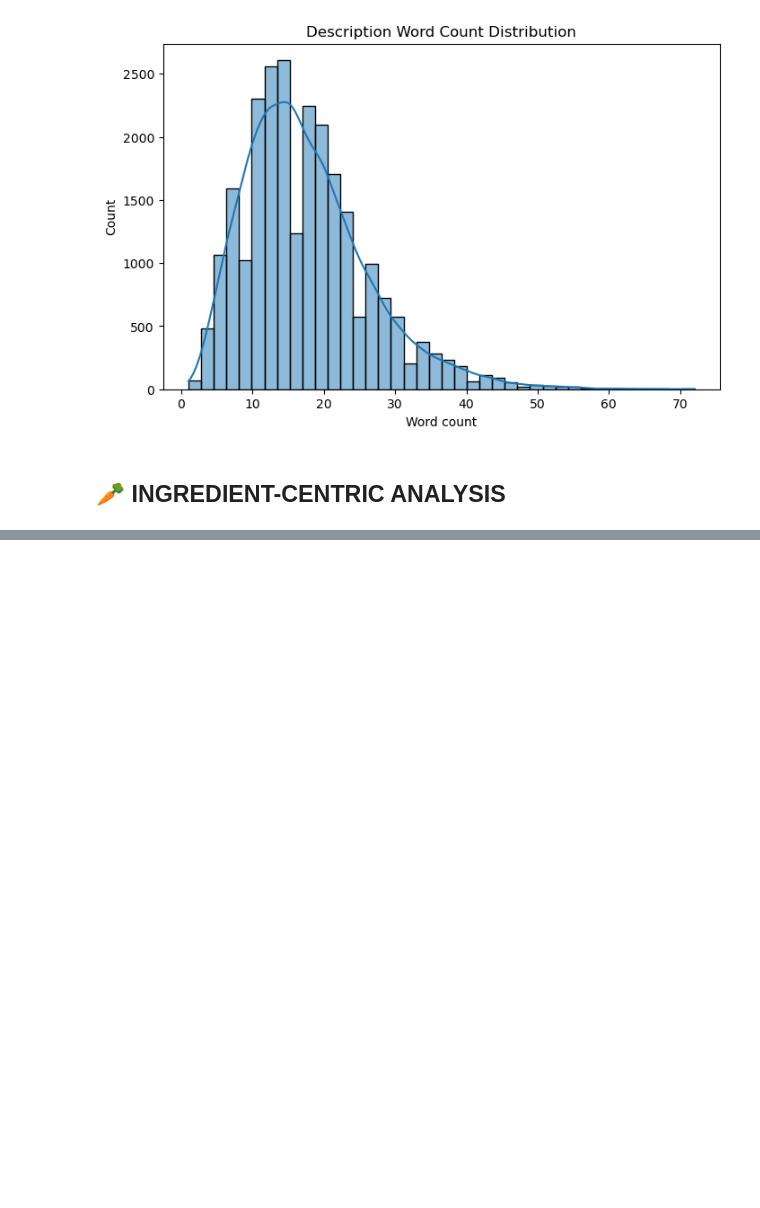
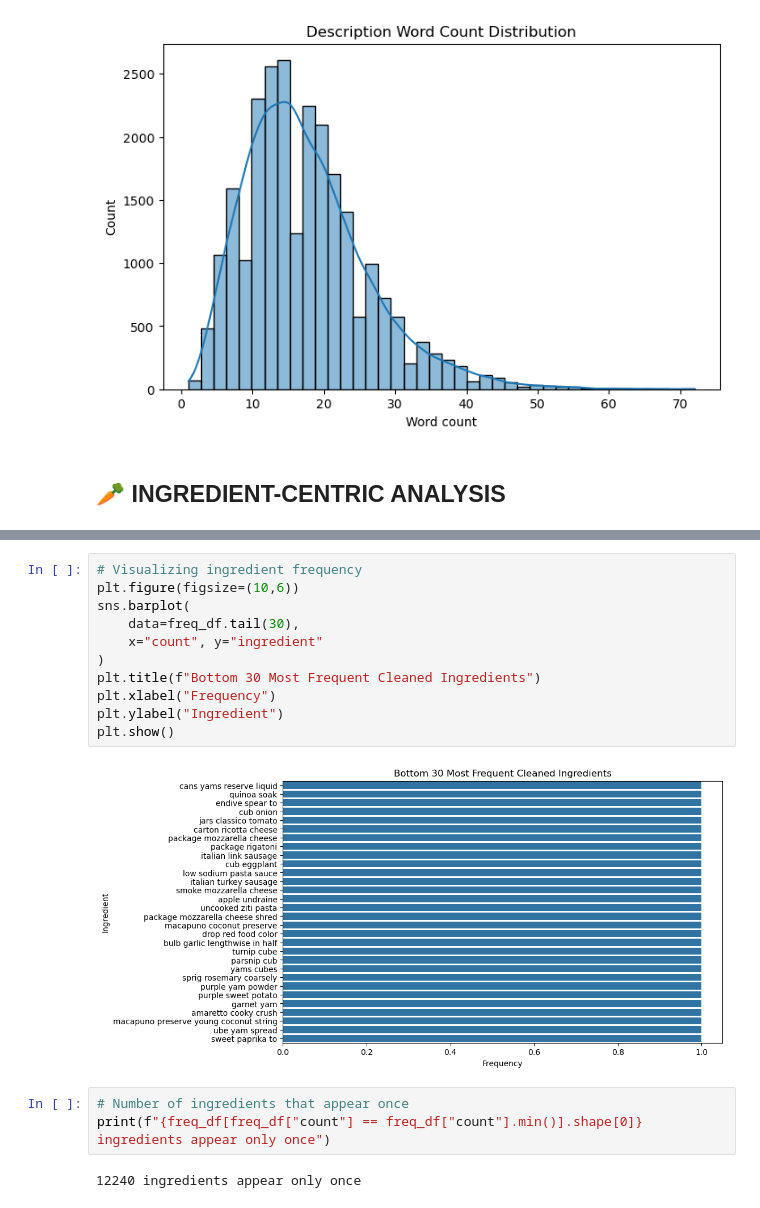
Before and after one commit to mkbnyarko/culinary_compass, a Jupyter notebook: notebooks/exploration.ipynb, the cells around one changed output, grey strips where cells are left out. Cells and saved outputs as stored; diff of their text form; blank space fills up the shorter version.

```diff
--- a/notebooks/exploration.ipynb
+++ b/notebooks/exploration.ipynb
@@ -392,0 +521,18 @@ deduplicated_dfdf[['ingredients', 'clean_ingredients']].head()
+# %%
+# Visualizing ingredient frequency
+plt.figure(figsize=(10,6))
+sns.barplot(
+    data=freq_df.tail(30),
+    x="count", y="ingredient"
+)
+plt.title(f"Bottom 30 Most Frequent Cleaned Ingredients")
+plt.xlabel("Frequency")
+plt.ylabel("Ingredient")
+plt.show()
+# %% [output]
+[figure, added]
+# %%
+# Number of ingredients that appear once
+print(f"{freq_df[freq_df["count"] == freq_df["count"].min()].shape[0]} ingredients appear only once")
+# %% [output]
+12240 ingredients appear only once
```
Also changed, not shown: parts of 25 cells of this notebook.
